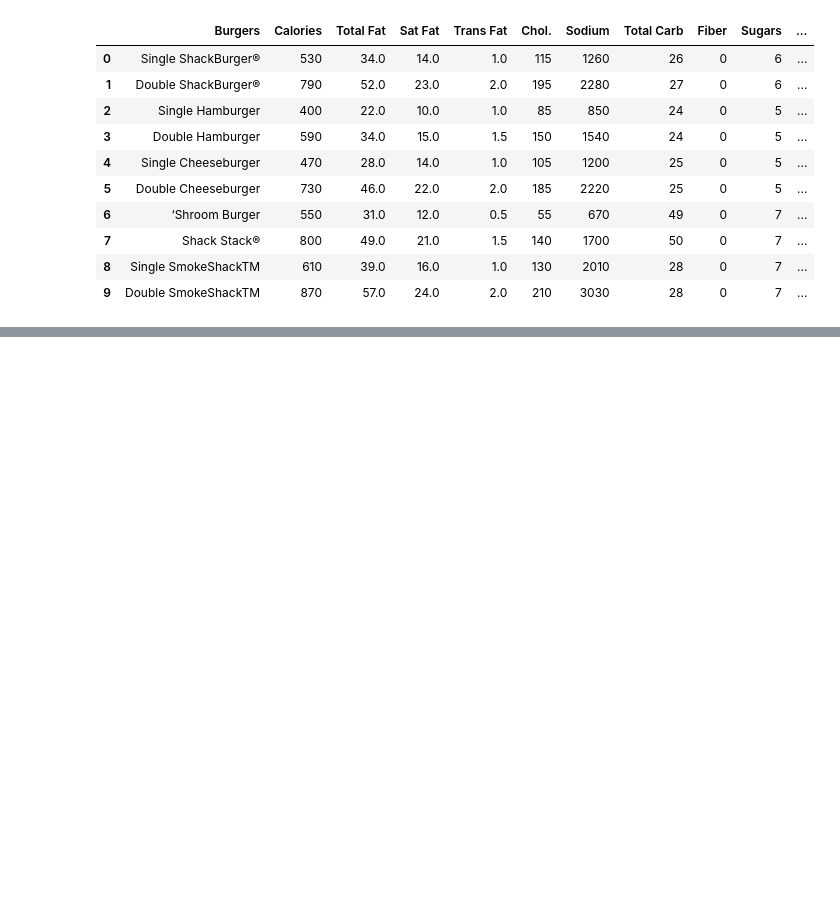
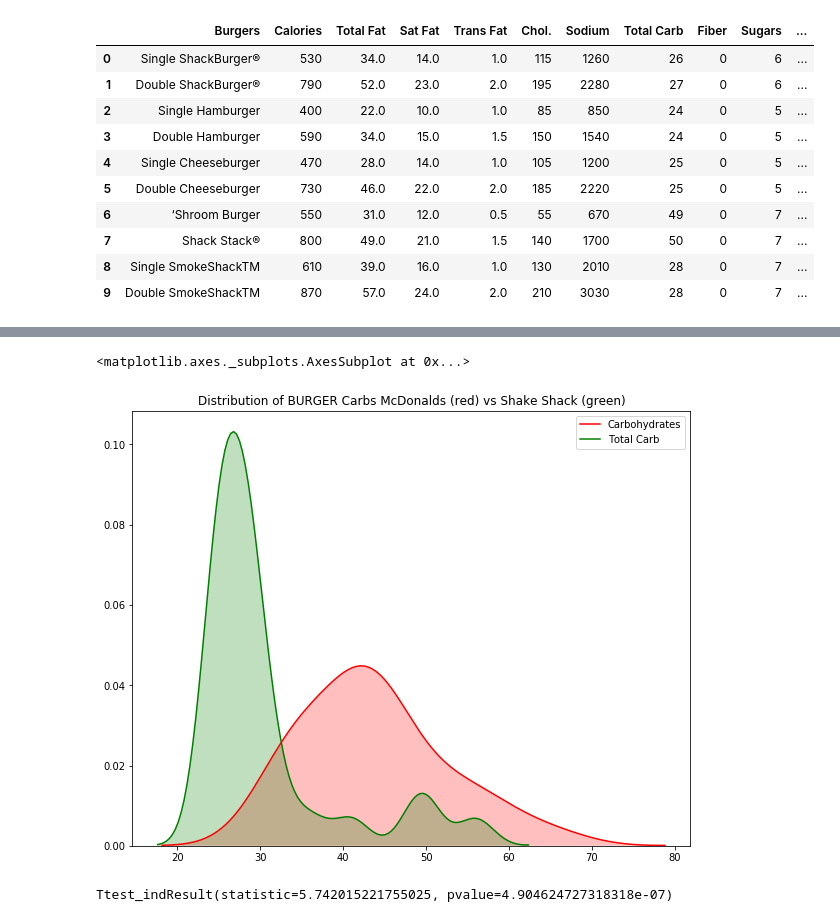
Before and after one commit to agorina91/burgers, a Jupyter notebook: Burger_Statistics.ipynb, the cells around one changed output, grey strips where cells are left out. Drawn from its saved outputs; the diff is of its cells as text; code cells hidden in the pictures; blank space fills up the shorter version.

```diff
--- a/Burger_Statistics.ipynb
+++ b/Burger_Statistics.ipynb
@@ -361,0 +419,13 @@ c_mcd.head(10)
+# %%
+#Burger carbs
+plt.figure(figsize = (10,8))
+plt.title('Distribution of BURGER Carbs McDonalds (red) vs Shake Shack (green)')
+sns.kdeplot(mcd_b['Carbohydrates'], shade=1, color='red')
+sns.kdeplot(ss_b['Total Carb'], shade=1, color='green')
+# %% [output]
+<matplotlib.axes._subplots.AxesSubplot at 0x...>
+[figure, added]
+# %%
+stats.ttest_ind(mcd_b['Carbohydrates'], ss_b['Total Carb'])
+# %% [output]
+Ttest_indResult(statistic=5.742015221755025, pvalue=4.904624727318318e-07)
```
Also changed, not shown: parts of 12 cells of this notebook.
